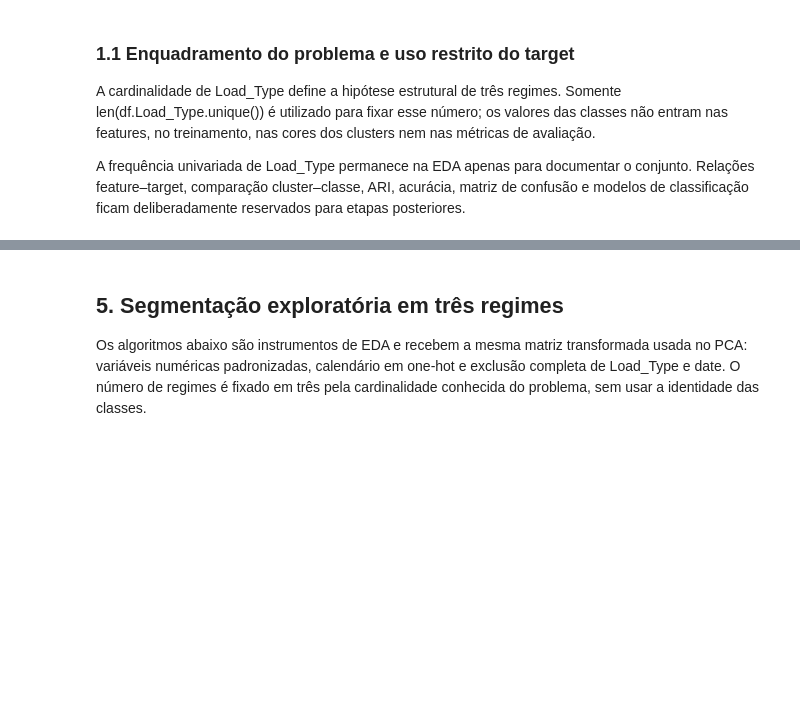
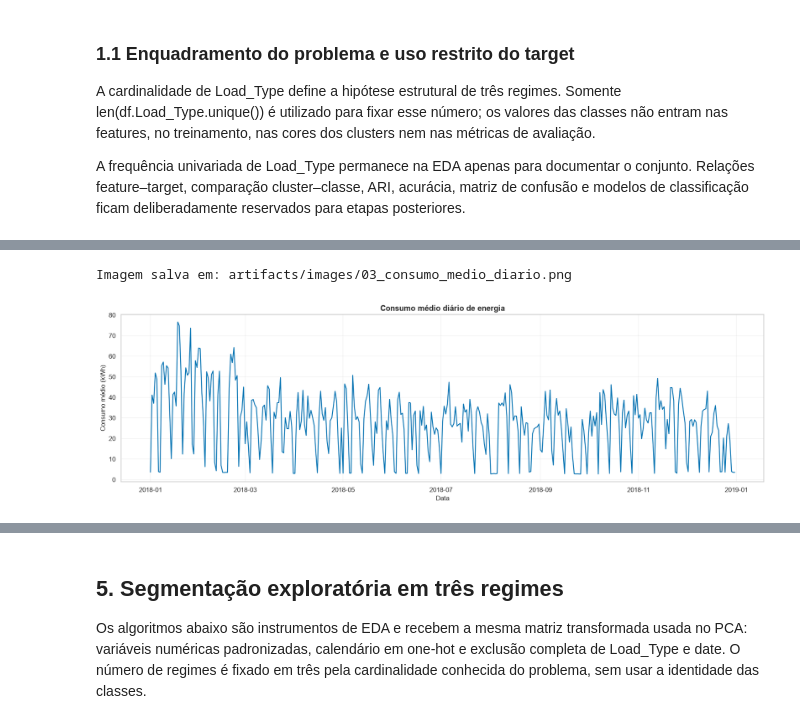
Before and after one commit to MBA-Data-Science-Unifor/Regime-Anomaly-Unsupervisioned, a Jupyter notebook: artifacts/notebooks/01_EDA.ipynb, the cells around one changed output, grey strips where cells are left out. Drawn from its saved outputs; the diff is of its cells as text; code cells hidden in the pictures; blank space fills up the shorter version.

```diff
--- a/artifacts/notebooks/01_EDA.ipynb
+++ b/artifacts/notebooks/01_EDA.ipynb
@@ -198,13 +279,17 @@ plt.show()
 # %%
 daily_usage = df.set_index(DATE_COLUMN)["Usage_kWh"].resample("D").mean()
+day_order = ["Monday", "Tuesday", "Wednesday", "Thursday", "Friday", "Saturday", "Sunday"]
 
 fig, ax = plt.subplots(figsize=(16, 5))
 sns.lineplot(x=daily_usage.index, y=daily_usage.values, ax=ax, color=PRIMARY_COLOR)
 ax.set(
     title="Consumo médio diário de energia",
     xlabel="Data",
     ylabel="Consumo médio (kWh)",
 )
 fig.tight_layout()
 save_figure(fig, "03_consumo_medio_diario.png")
 plt.show()
+# %% [output]
+Imagem salva em: artifacts/images/03_consumo_medio_diario.png
+[figure, added]
```
Also changed, not shown: parts of 42 cells of this notebook.
